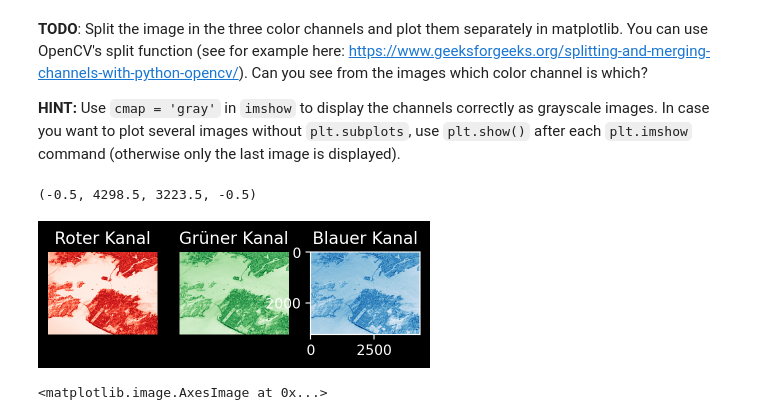
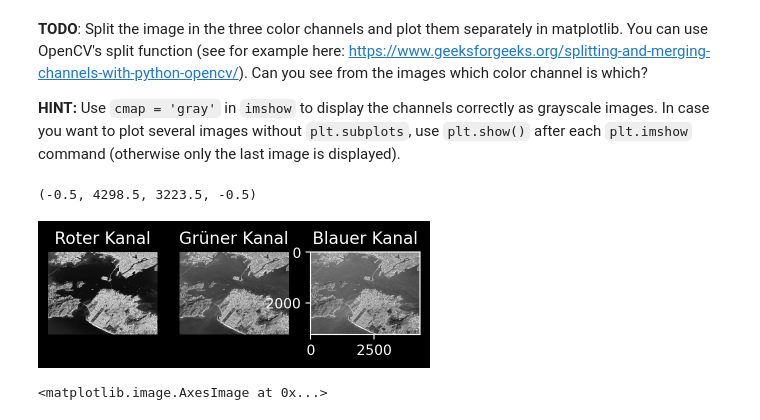
Before and after one commit to hai5rt/MMA-Mustererkennung, a Jupyter notebook: 1 Einführung Mustererkennung/Exercise_Image_Manipulation__starter.ipynb, the cells around one changed output. Cells and saved outputs as stored; diff of their text form; code cells hidden in the pictures.

Commit message:
image manipulation done

```diff
--- a/1 Einführung Mustererkennung/Exercise_Image_Manipulation__starter.ipynb
+++ b/1 Einführung Mustererkennung/Exercise_Image_Manipulation__starter.ipynb
@@ -65,20 +65,20 @@ img_gray: 4299 Pixel in der Breite
 # %%
 # YOUR CODE GOES HERE
 
 img_R, img_G, img_B = cv2.split(img_RGB)
 fig, (ax1, ax2, ax3) = plt.subplots(1,3)
-ax1.imshow(img_R, cmap='Reds')
+ax1.imshow(img_R, cmap='gray')
 ax1.set_title("Roter Kanal")
 ax1.axis("off")
-ax2.imshow(img_G, cmap='Greens')
+ax2.imshow(img_G, cmap='gray')
 ax2.set_title("Grüner Kanal")
 ax2.axis("off")
-ax3.imshow(img_B, cmap='Blues')
+ax3.imshow(img_B, cmap='gray')
 ax3.set_title("Blauer Kanal")
 ax2.axis("off")
 # %% [output]
 (-0.5, 4298.5, 3223.5, -0.5)
-[figure, old version]
+[figure, new version]
 # %%
 # we can make a cutout to work with a smaller part of the image (slicing)
 cutout_RGB = img_RGB[0:600, 0:1600]
```
Also changed, not shown: parts of 5 cells of this notebook, 1 other file.
